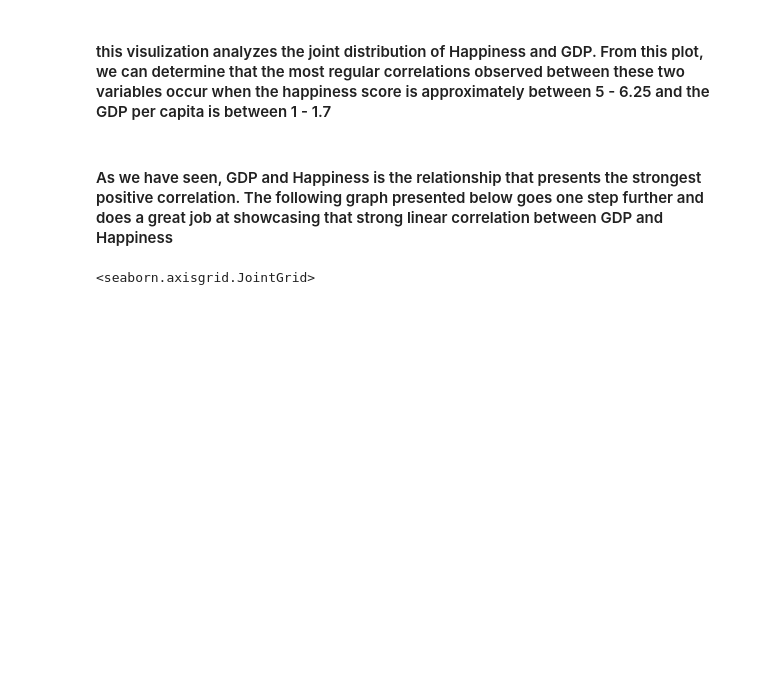
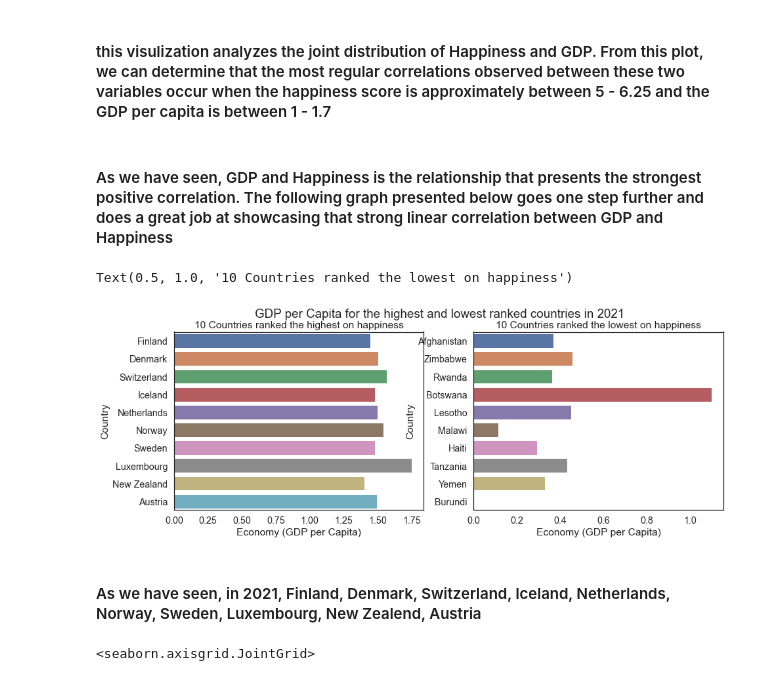
Before and after one commit to ubco-W2022T1-cosc301/project-group47, a Jupyter notebook: notebooks/analysis1.ipynb, the cells around one changed output. Drawn from its saved outputs; the diff is of its cells as text; code cells hidden in the pictures; blank space fills up the shorter version.

```diff
--- a/notebooks/analysis1.ipynb
+++ b/notebooks/analysis1.ipynb
@@ -331,6 +298,29 @@ sns.displot(data=df3,x=x1, y=y1,kind='kde',cmap='Reds').set(title='Happiness vs
 #### this visulization analyzes the joint distribution of Happiness and GDP. From this plot, we can determine that the most regular correlations observed between these two variables occur when the happiness score is approximately between 5 - 6.25 and the GDP per capita is between 1 - 1.7
 # %% [markdown]
 #### As we have seen, GDP and Happiness is the relationship that presents the strongest positive correlation. The following graph presented below goes one step further and does a great job at showcasing that strong linear correlation between GDP and Happiness
+# %%
+df3=df2[df2.Year == 2021]
+highest_ranked_countries = df3.nsmallest(10, ['Happiness Rank'])
+lowest_ranked_countries=df3.nlargest(10, ['Happiness Rank'])
+
+
+gdp_highest_ranked_countries = highest_ranked_countries['Economy (GDP per Capita)']
+gdp_lowest_ranked_countries = lowest_ranked_countries['Economy (GDP per Capita)']
+countries_highest_ranked_countries = highest_ranked_countries['Country']
+country_lowest_ranked_countries = lowest_ranked_countries['Country']
+
+fig, axes = plt.subplots(1, 2, figsize=(15, 5))
+fig.suptitle('GDP per Capita for the highest and lowest ranked countries in 2021')
+
+sns.barplot(ax=axes[0],x=gdp_highest_ranked_countries, y=countries_highest_ranked_countries)
+axes[0].set_title('10 Countries ranked the highest on happiness')
+sns.barplot(ax=axes[1],x=gdp_lowest_ranked_countries, y=country_lowest_ranked_countries)
+axes[1].set_title('10 Countries ranked the lowest on happiness')
+# %% [output]
+Text(0.5, 1.0, '10 Countries ranked the lowest on happiness')
+[figure, added]
+# %% [markdown]
+#### As we have seen, in 2021, Finland, Denmark, Switzerland, Iceland, Netherlands, Norway, Sweden, Luxembourg, New Zealend, Austria
 # %%
 sns.jointplot(x= 'Happiness Score',kind ='reg',color='navy', y ='Economy (GDP per Capita)',data =df3)
 # %% [output]
```
Also changed, not shown: parts of 4 cells of this notebook.
